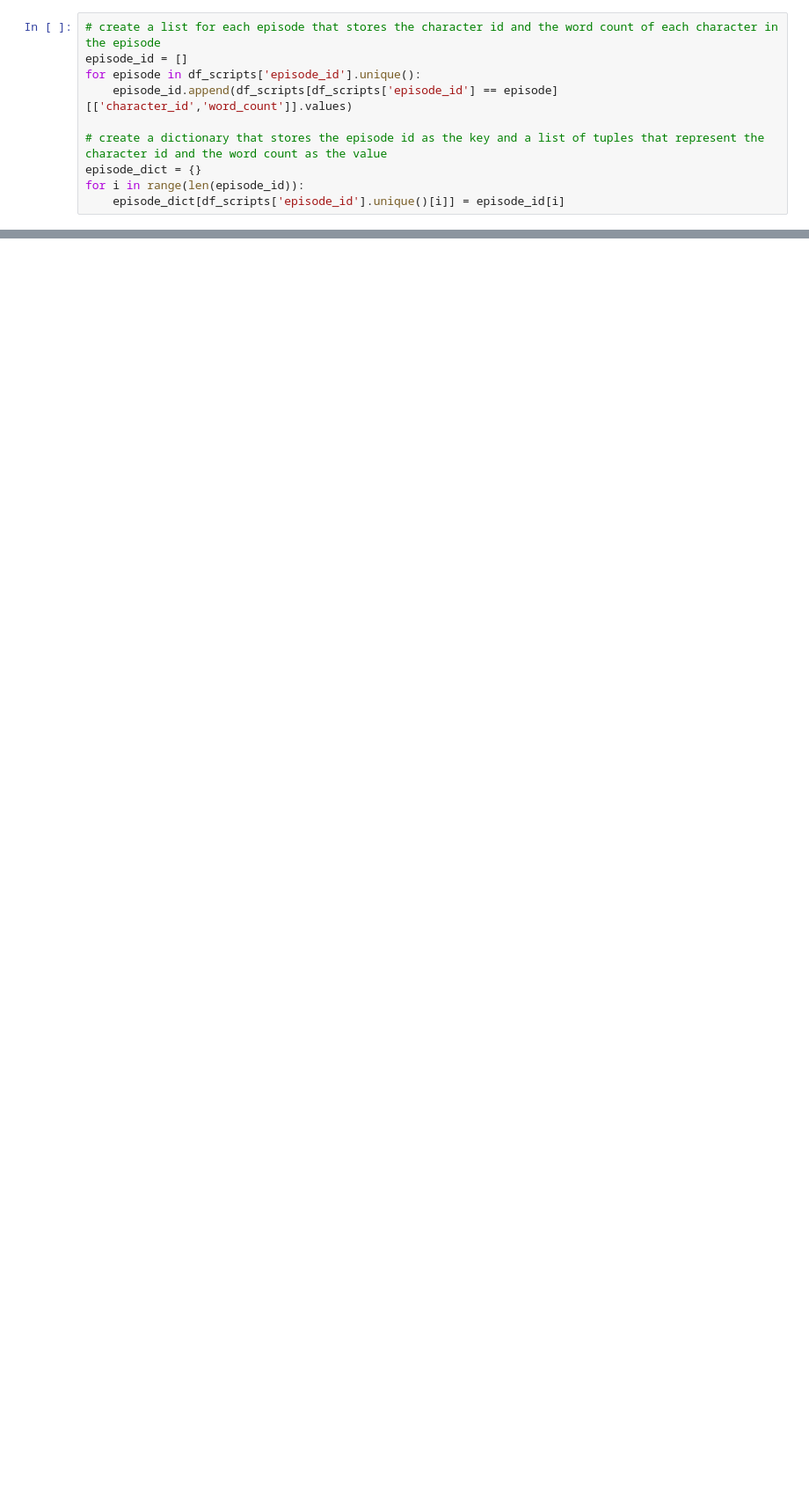
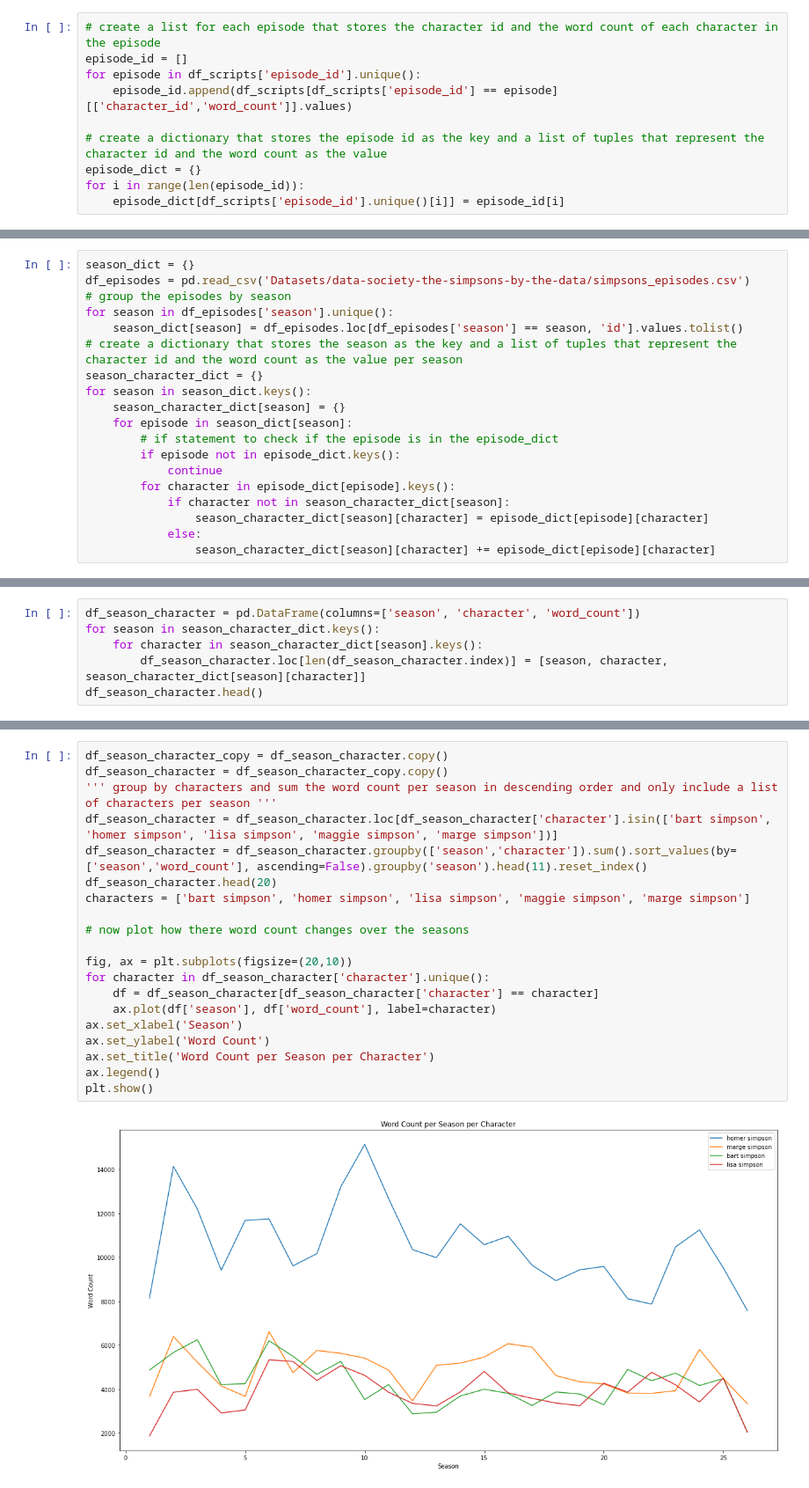
Before and after one commit to nic0gin/datamadness, a Jupyter notebook: box_data_analysis.ipynb, the cells around one changed output, grey strips where cells are left out. Shown at 88% size. Cells and saved outputs as stored; diff of their text form; blank space fills up the shorter version.

```diff
--- a/box_data_analysis.ipynb
+++ b/box_data_analysis.ipynb
@@ -161,0 +179,19 @@ array([[  33,   11],
+# %%
+season_dict = {}
+df_episodes = pd.read_csv('Datasets/data-society-the-simpsons-by-the-data/simpsons_episodes.csv')
+# group the episodes by season
+for season in df_episodes['season'].unique():
+    season_dict[season] = df_episodes.loc[df_episodes['season'] == season, 'id'].values.tolist()
+# create a dictionary that stores the season as the key and a list of tuples that represent the character id and the word count as the value per season
+season_character_dict = {}
+for season in season_dict.keys():
+    season_character_dict[season] = {}
+    for episode in season_dict[season]:
+        # if statement to check if the episode is in the episode_dict
+        if episode not in episode_dict.keys():
+            continue
+        for character in episode_dict[episode].keys():
+            if character not in season_character_dict[season]:
+                season_character_dict[season][character] = episode_dict[episode][character]
+            else:
+                season_character_dict[season][character] += episode_dict[episode][character]
@@ -161,0 +216,6 @@ array([[  33,   11],
+# %%
+df_season_character = pd.DataFrame(columns=['season', 'character', 'word_count'])
+for season in season_character_dict.keys():
+    for character in season_character_dict[season].keys():
+        df_season_character.loc[len(df_season_character.index)] = [season, character, season_character_dict[season][character]]
+df_season_character.head()
@@ -161,0 +240,22 @@ array([[  33,   11],
+# %%
+df_season_character_copy = df_season_character.copy()
+df_season_character = df_season_character_copy.copy()
+''' group by characters and sum the word count per season in descending order and only include a list of characters per season '''
+df_season_character = df_season_character.loc[df_season_character['character'].isin(['bart simpson', 'homer simpson', 'lisa simpson', 'maggie simpson', 'marge simpson'])]
+df_season_character = df_season_character.groupby(['season','character']).sum().sort_values(by=['season','word_count'], ascending=False).groupby('season').head(11).reset_index()
+df_season_character.head(20)
+characters = ['bart simpson', 'homer simpson', 'lisa simpson', 'maggie simpson', 'marge simpson']
+
+# now plot how there word count changes over the seasons
+
+fig, ax = plt.subplots(figsize=(20,10))
+for character in df_season_character['character'].unique():
+    df = df_season_character[df_season_character['character'] == character]
+    ax.plot(df['season'], df['word_count'], label=character)
+ax.set_xlabel('Season')
+ax.set_ylabel('Word Count')
+ax.set_title('Word Count per Season per Character')
+ax.legend()
+plt.show()
+# %% [output]
+[figure, added]
```
Also changed, not shown: parts of 18 cells of this notebook.
